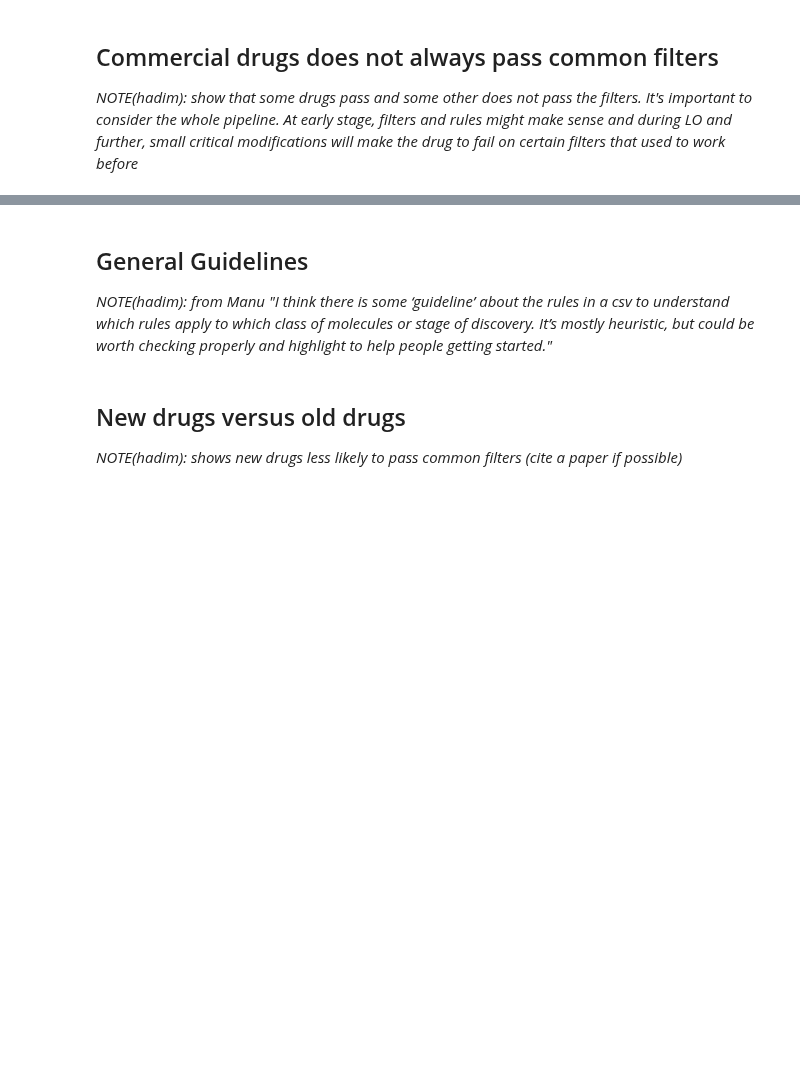
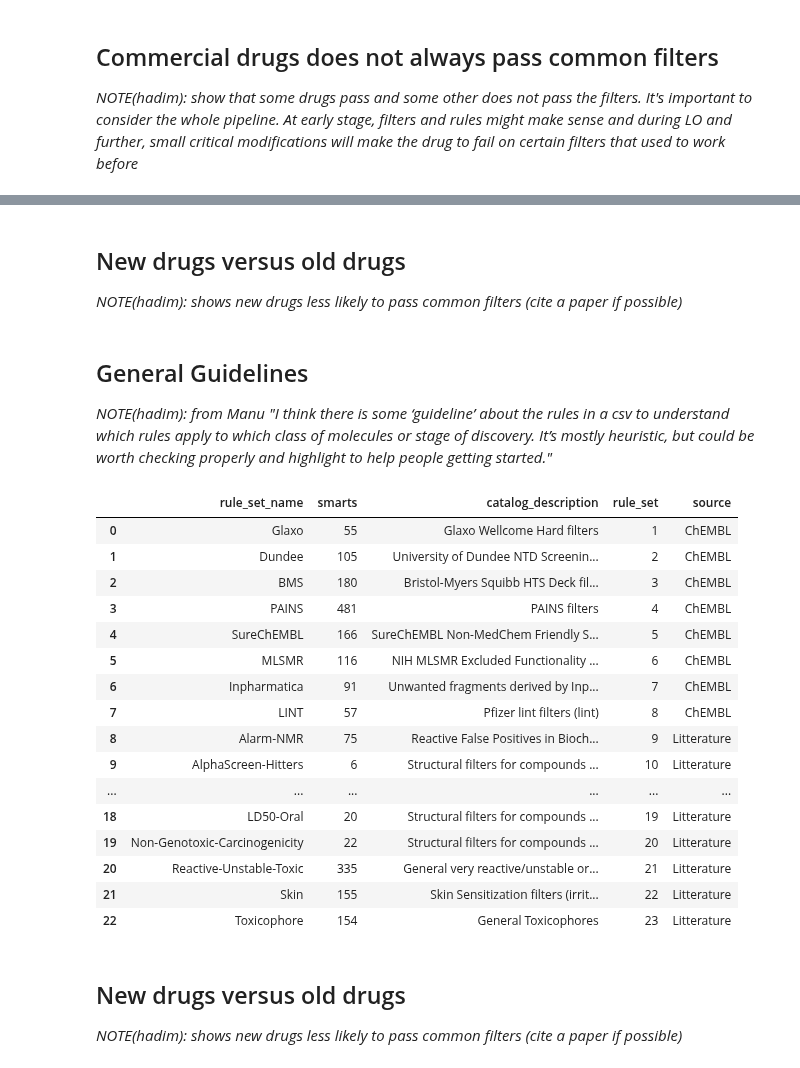
Before and after one commit to datamol-io/medchem, a Jupyter notebook: docs/tutorials/Basic_Concepts.ipynb, the cells around one changed output, grey strips where cells are left out. Cells and saved outputs as stored; diff of their text form; code cells hidden in the pictures; blank space fills up the shorter version.

```diff
--- a/docs/tutorials/Basic_Concepts.ipynb
+++ b/docs/tutorials/Basic_Concepts.ipynb
@@ -17,7 +135,31 @@ _NOTE(hadim): show that some drugs pass and some other does not pass the filters
+# %% [markdown]
+## New drugs versus old drugs
+
+_NOTE(hadim): shows new drugs less likely to pass common filters (cite a paper if possible)_
 # %% [markdown]
 ## General Guidelines
 
 _NOTE(hadim): from Manu "I think there is some ‘guideline’ about the rules in a csv to understand which rules apply to which class of molecules or stage of discovery. It’s mostly heuristic, but could be worth checking properly and highlight to help people getting started."_
+# %%
+mc.structural.CommonAlertsFilters.list_default_available_alerts()
+# %% [output]
+|  | rule_set_name | smarts | catalog_description | rule_set | source |
+| 0 | Glaxo | 55 | Glaxo Wellcome Hard filters | 1 | ChEMBL |
+| 1 | Dundee | 105 | University of Dundee NTD Screenin... | 2 | ChEMBL |
+| 2 | BMS | 180 | Bristol-Myers Squibb HTS Deck fil... | 3 | ChEMBL |
+| 3 | PAINS | 481 | PAINS filters | 4 | ChEMBL |
+| 4 | SureChEMBL | 166 | SureChEMBL Non-MedChem Friendly S... | 5 | ChEMBL |
+| 5 | MLSMR | 116 | NIH MLSMR Excluded Functionality ... | 6 | ChEMBL |
+| 6 | Inpharmatica | 91 | Unwanted fragments derived by Inp... | 7 | ChEMBL |
+| 7 | LINT | 57 | Pfizer lint filters (lint) | 8 | ChEMBL |
+| 8 | Alarm-NMR | 75 | Reactive False Positives in Bioch... | 9 | Litterature |
+| 9 | AlphaScreen-Hitters | 6 | Structural filters for compounds ... | 10 | Litterature |
+| ... | ... | ... | ... | ... | ... |
+| 18 | LD50-Oral | 20 | Structural filters for compounds ... | 19 | Litterature |
+| 19 | Non-Genotoxic-Carcinogenicity | 22 | Structural filters for compounds ... | 20 | Litterature |
+| 20 | Reactive-Unstable-Toxic | 335 | General very reactive/unstable or... | 21 | Litterature |
+| 21 | Skin | 155 | Skin Sensitization filters (irrit... | 22 | Litterature |
+| 22 | Toxicophore | 154 | General Toxicophores | 23 | Litterature |
 # %% [markdown]
 ## New drugs versus old drugs
 
```
Also changed, not shown: parts of 3 cells of this notebook, 1 other file.
